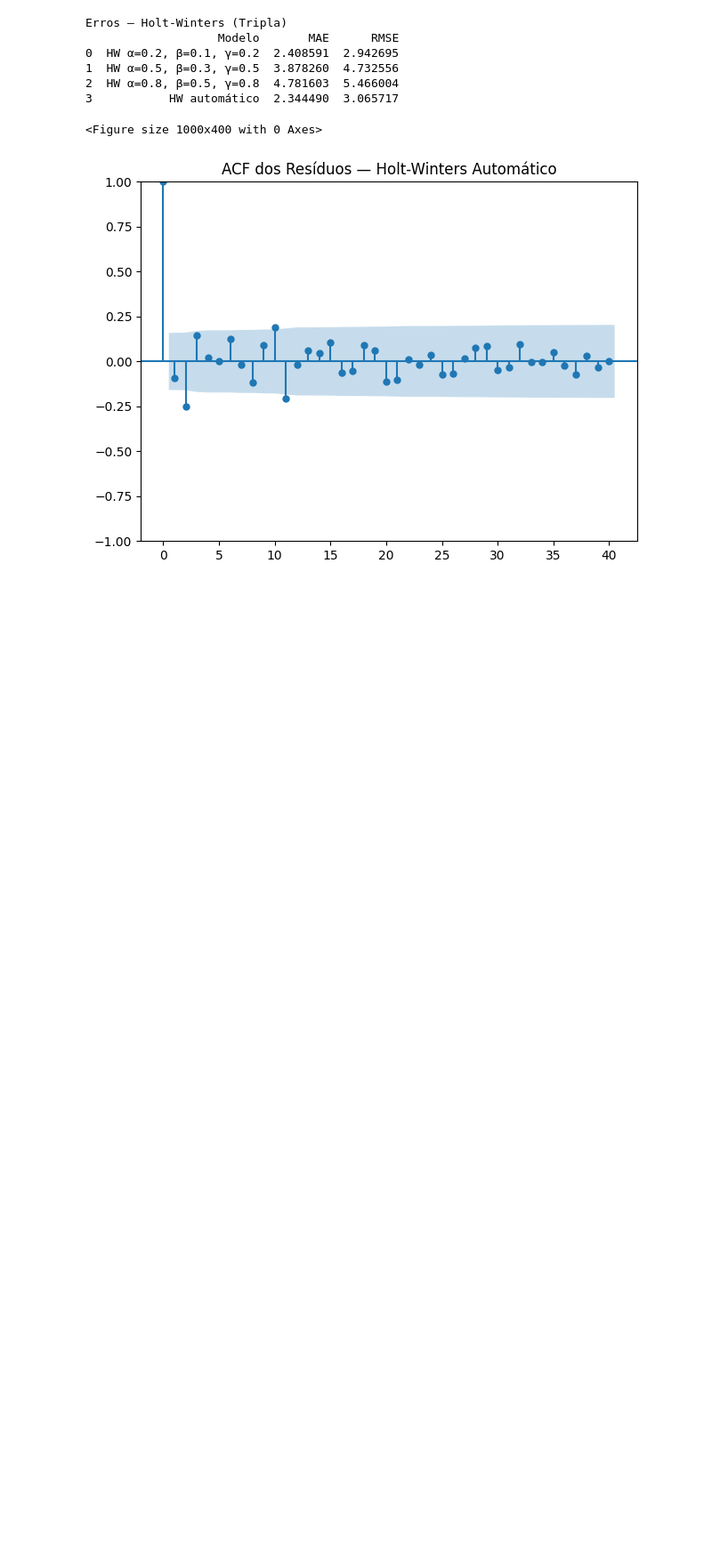
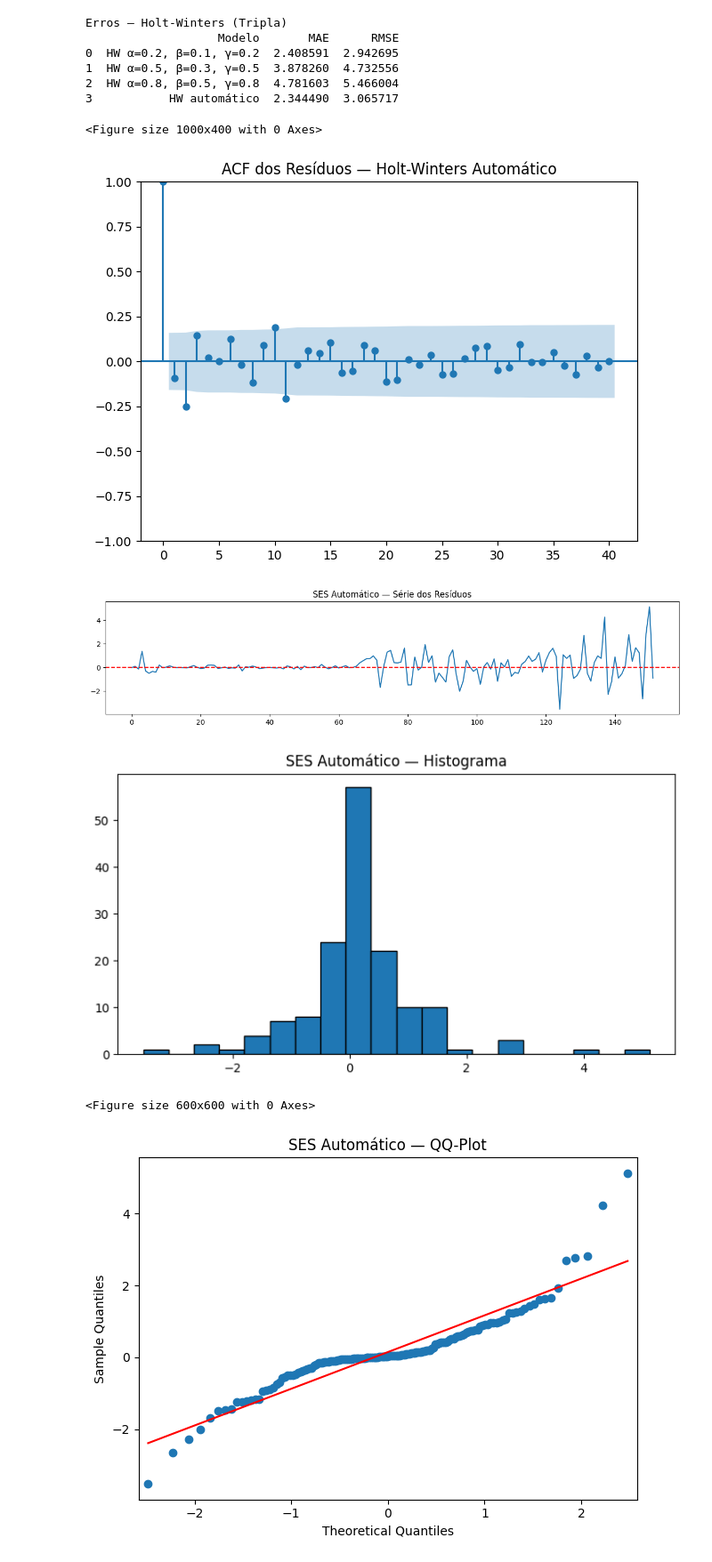
Before and after one commit to eduardammag/time-series, a Jupyter notebook: A2/exp_smooth/expo_model.ipynb, the cells around one changed output. Shown at 89% size. Cells and saved outputs as stored; diff of their text form; code cells hidden in the pictures; blank space fills up the shorter version.

Commit message:
analise de residuos do modelo exponencial

```diff
--- a/A2/exp_smooth/expo_model.ipynb
+++ b/A2/exp_smooth/expo_model.ipynb
@@ -273,0 +349,12 @@ Erros — Holt-Winters (Tripla)
+# %%
+fit_auto = model_auto.fit(optimized=True)
+
+residuos = fit_auto.resid.dropna()
+fitted = fit_auto.fittedvalues
+
+analisar_residuos(residuos, fitted, titulo="SES Automático")
+# %% [output]
+[figure, added]
+[figure, added]
+<Figure size 600x600 with 0 Axes>
+[figure, added]
```
Also changed, not shown: parts of 3 cells of this notebook, 2 other files.
